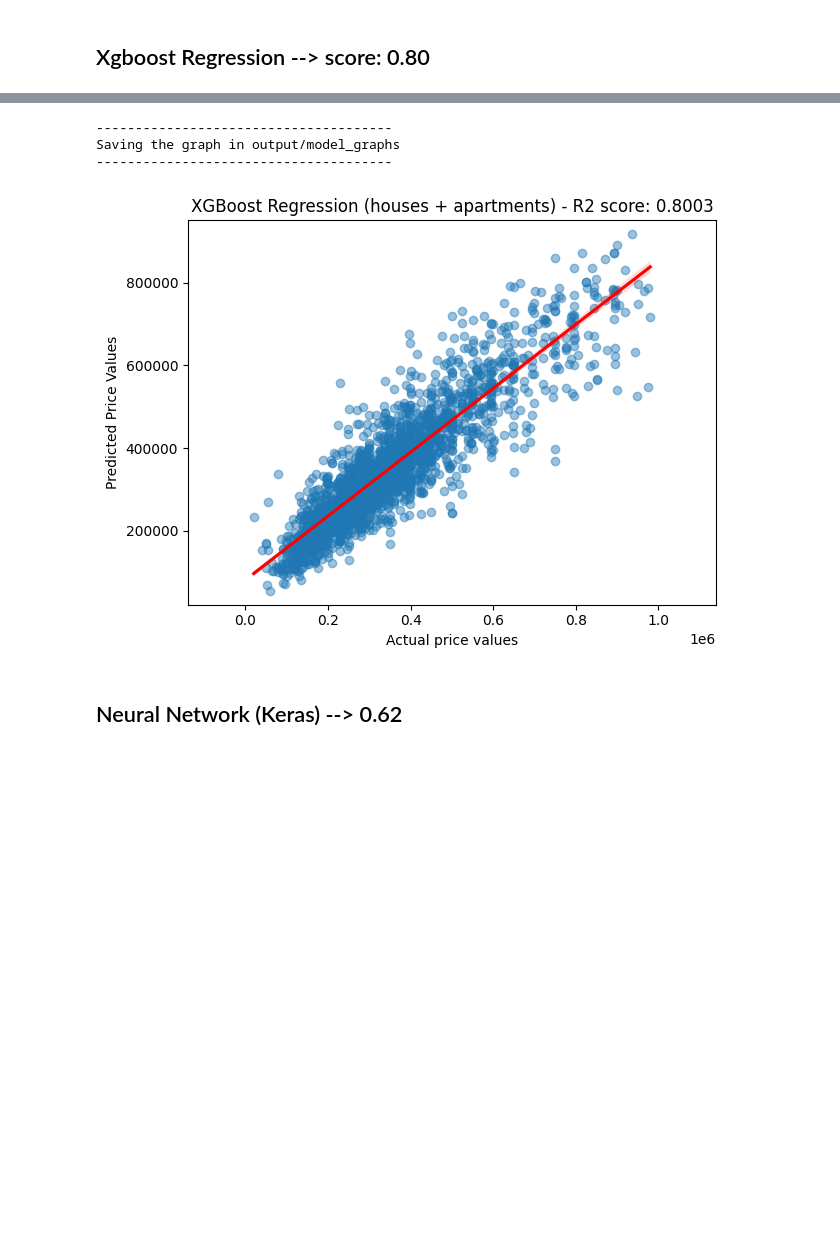
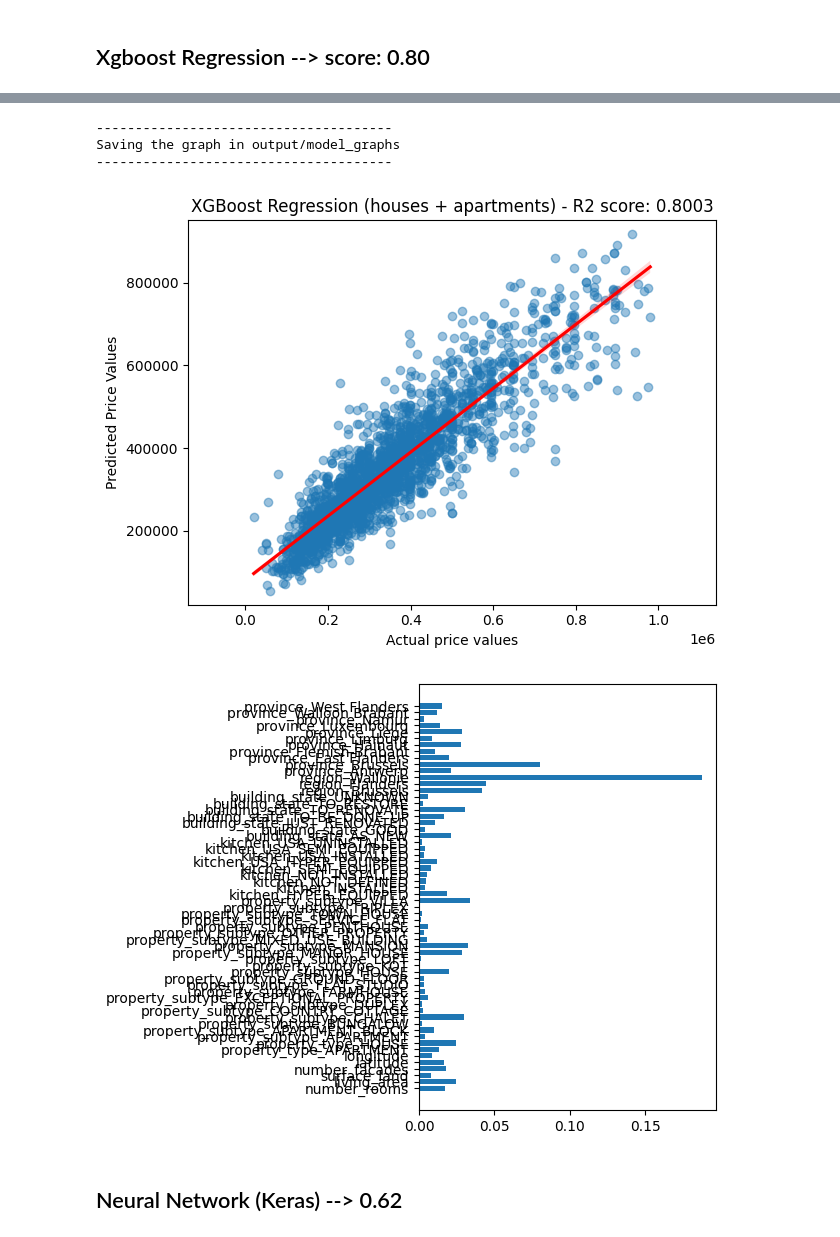
Before and after one commit to nikolaaswillaert/ImmoElizaDataAnalysis, a Jupyter notebook: model_exploration.ipynb, the cells around one changed output, grey strips where cells are left out. Drawn from its saved outputs; the diff is of its cells as text; code cells hidden in the pictures; blank space fills up the shorter version.

```diff
--- a/model_exploration.ipynb
+++ b/model_exploration.ipynb
@@ -365,28 +365,34 @@ Saving the graph in output/model_graphs
 # %%
 from src.model_functions import train_XGBoost_regression
 
 grid_results = {'colsample_bytree': 0.3, 'gamma': 0.0, 'learning_rate': 0.15, 'max_depth': 8, 'min_child_weight': 1}
 
 y_test, y_preds, model, X_train, y_train, X_test = train_XGBoost_regression(X, y, 'XGBoost Regression (houses + apartments)', **grid_results)
+
+model.feature_importances_
+
+plt.barh(X_test.columns, model.feature_importances_)
+plt.tight_layout()
 # %% [output]
 General metrics for Linear models:
 --------------------------------------
 Mean absolute error = 55106.2146
 Mean squared error = 5930623830.4622
 Median absolute error = 39612.2188
 Explain variance score = 0.8003
 R2 score *coefficient of Determination = 0.8003
 --------------------------------------
 TRAINING SCORE: 0.9312353223312904
 TESTING SCORE: 0.8002727988338534
 --------------------------------------
 Cross validation scores:
  [0.76768962 0.79782926 0.7632305  0.75950728 0.7517384 ]
 [figure]
 --------------------------------------
 Saving the graph in output/model_graphs
 --------------------------------------
 [figure]
+[figure, added]
 # %% [markdown]
 ## Neural Network (Keras) --> 0.62
 # %%
```
Also changed, not shown: parts of 6 cells of this notebook, 18 other files.
